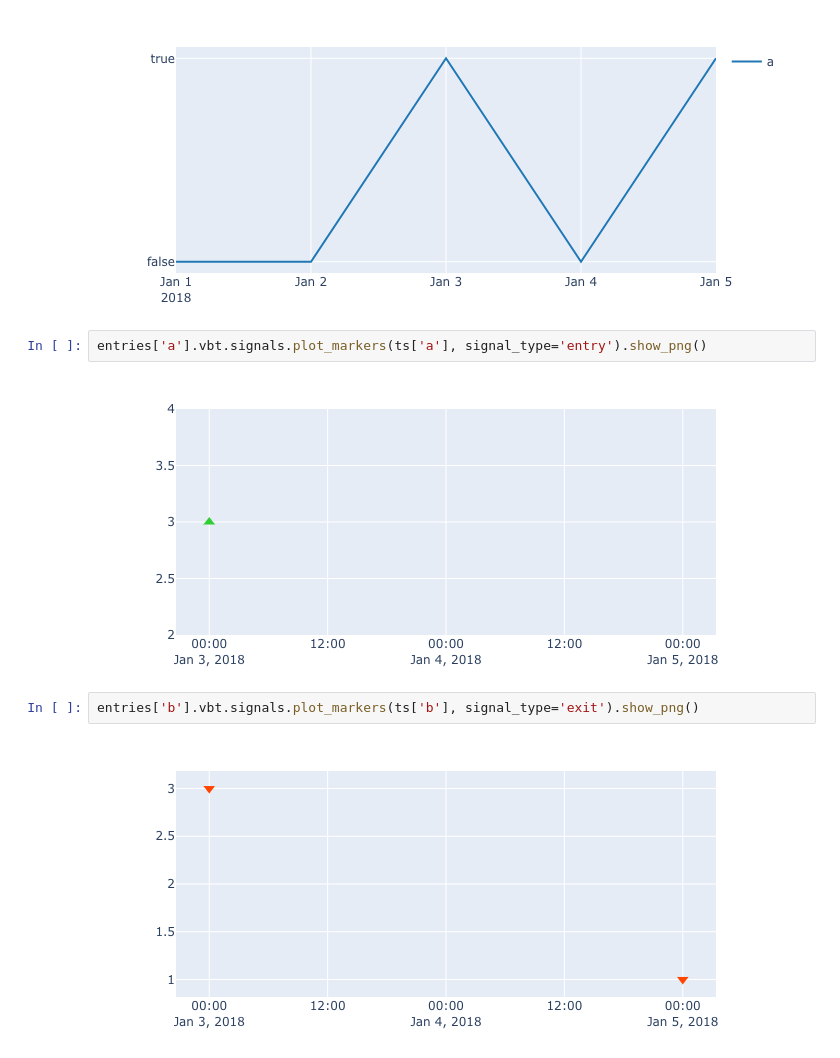
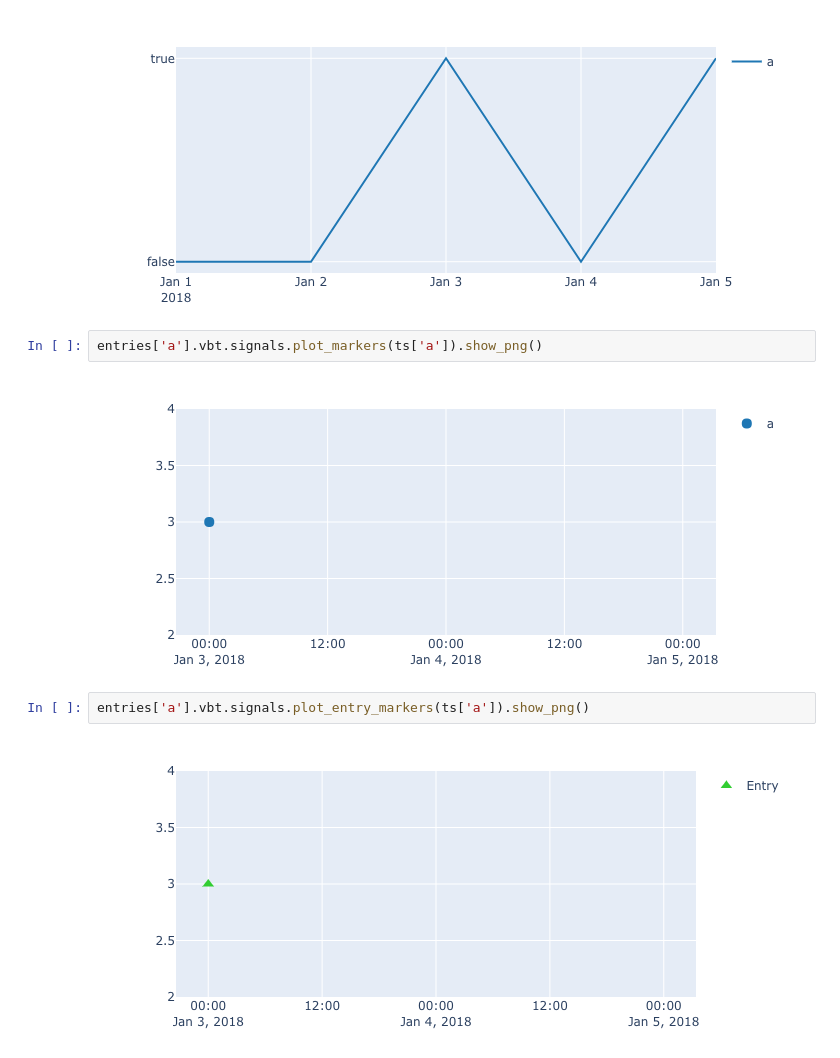
Before and after one commit to polakowo/vectorbt, a Jupyter notebook: signals.ipynb, the cells around one changed output. Saved outputs shown, nothing was run; the diff lists cells and outputs as text.

```diff
--- a/signals.ipynb
+++ b/signals.ipynb
@@ -455,10 +455,10 @@ entries['a'].vbt.signals.plot().show_png()
 # %% [output]
 [figure]
 # %%
-entries['a'].vbt.signals.plot_markers(ts['a'], signal_type='entry').show_png()
+entries['a'].vbt.signals.plot_markers(ts['a']).show_png()
 # %% [output]
-[figure, old version]
+[figure, new version]
 # %%
-entries['b'].vbt.signals.plot_markers(ts['b'], signal_type='exit').show_png()
+entries['a'].vbt.signals.plot_entry_markers(ts['a']).show_png()
 # %% [output]
-[figure, old version]
+[figure, new version]
```
Also changed, not shown: parts of 3 cells of this notebook, 23 other files.
